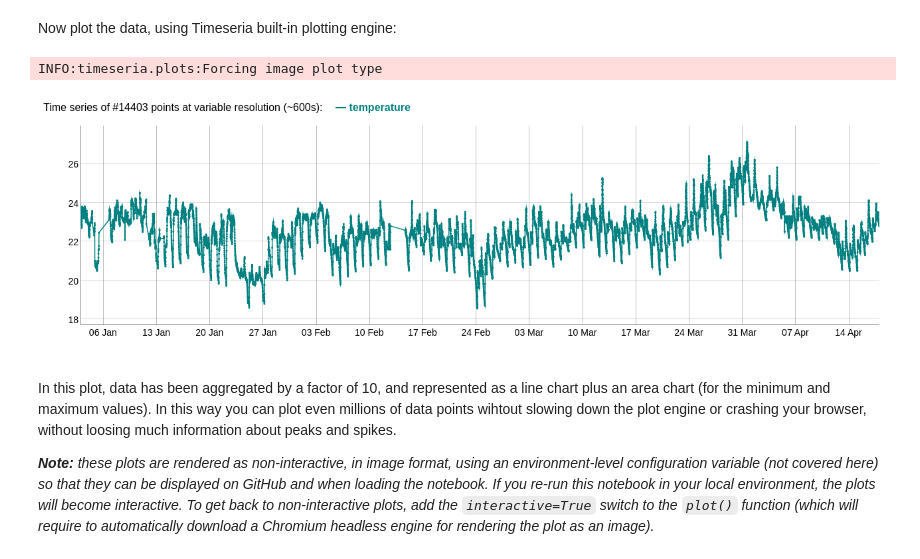
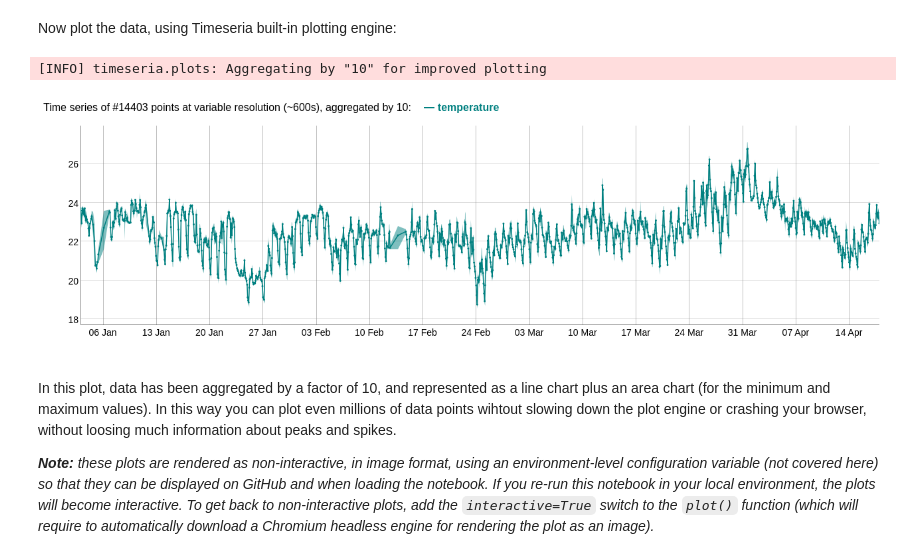
Before and after one commit to sarusso/Timeseria-notebooks, a Jupyter notebook: notebooks/Quickstart.ipynb, the cells around one changed output. Drawn from its saved outputs; the diff is of its cells as text; code cells hidden in the pictures.

```diff
--- a/notebooks/Quickstart.ipynb
+++ b/notebooks/Quickstart.ipynb
@@ -39,10 +37,10 @@ Time series of #14403 points at variable resolution (~600s), from point @ 154647
 # %% [markdown]
 Now plot the data, using Timeseria built-in plotting engine:
 # %%
-temperature_timeseries.plot(aggregate=False)
+temperature_timeseries.plot()
 # %% [output]
-INFO:timeseria.plots:Forcing image plot type
+[INFO] timeseria.plots: Aggregating by "10" for improved plotting
-[figure, old version]
+[figure, new version]
 # %% [markdown]
 In this plot, data has been aggregated by a factor of 10, and represented as a line chart plus an area chart (for the minimum and maximum values). In this way you can plot even millions of data points wihtout slowing down the plot engine or crashing your browser, without loosing much information about peaks and spikes.
 
```
Also changed, not shown: parts of 10 cells of this notebook, 3 other files.
